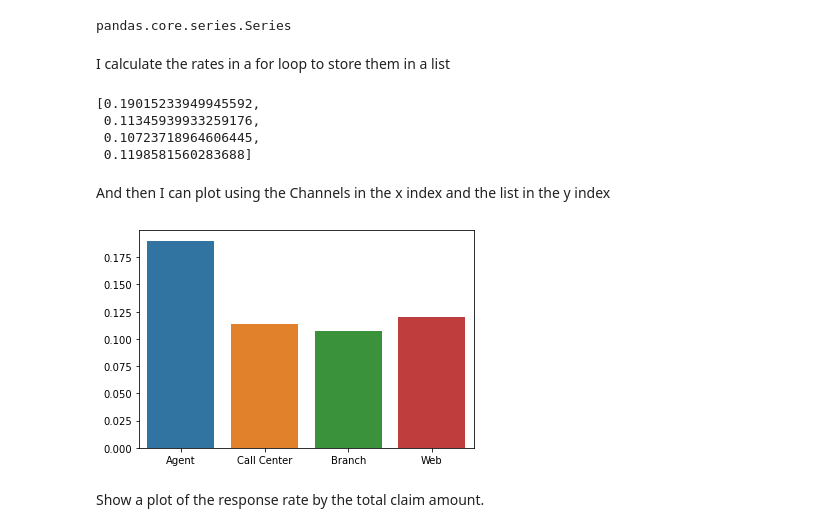
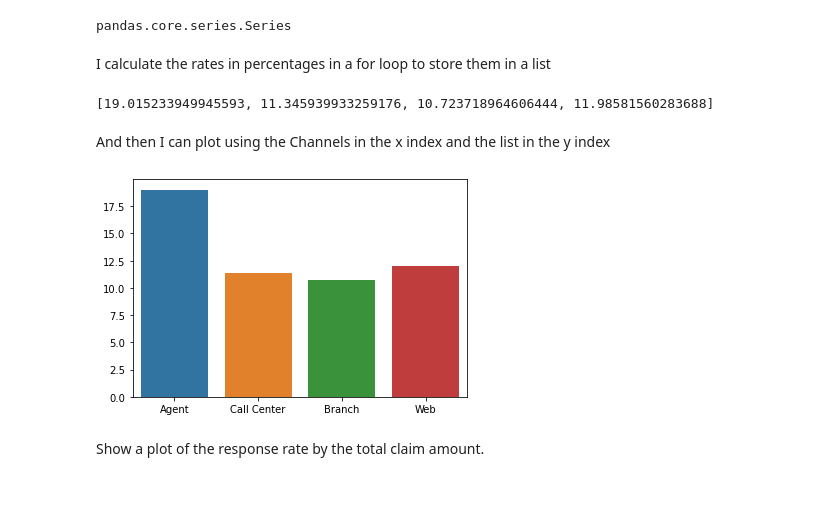
Before and after one commit to cargide/Customer-Analysis-Round, a Jupyter notebook: Customer Analysis Round 2.ipynb, the cells around one changed output. Drawn from its saved outputs; the diff is of its cells as text; code cells hidden in the pictures; blank space fills up the shorter version.

```diff
--- a/Customer Analysis Round 2.ipynb
+++ b/Customer Analysis Round 2.ipynb
@@ -28,7 +28,7 @@ Index(['Unnamed: 0', 'Customer', 'State', 'Customer Lifetime Value',
 # %% [markdown]
 I remove the index column 'Unnamed: 0' created automatically
 # %%
-data = data.drop(['Unnamed: 0'], axis=0)
+data = data.drop(['Unnamed: 0'], axis=1)
 data.columns
 # %% [output]
 Index(['Customer', 'State', 'Customer Lifetime Value', 'Response', 'Coverage',
@@ -376,24 +376,26 @@ Web            No          1241
 dtype: int64
 pandas.core.series.Series
 # %% [markdown]
-I calculate the rates in a for loop to store them in a list
+I calculate the rates in percentages in a for loop to store them in a list
+# %%
+def find_rates(table):
+    rates = []
+    for i in range(1, len(table), 2):
+        rates.append((table[i]/(table[i]+table[i-1]))*100)
+    return rates
 # %%
-rates = []
+rate_list = []
 
-for i in range(1, len(table), 2):
-    rates.append(table[i]/(table[i]+table[i-1]))
-rates
+rate_list = find_rates(table)
+rate_list
 # %% [output]
-[0.19015233949945592,
- 0.11345939933259176,
- 0.10723718964606445,
- 0.1198581560283688]
+[19.015233949945593, 11.345939933259176, 10.723718964606444, 11.98581560283688]
 # %% [markdown]
 And then I can plot using the Channels in the x index and the list in the y index
 # %%
-sns.barplot(x=clean_data['SALES_CHANNEL'].unique(), y=rates)
+sns.barplot(x=clean_data['SALES_CHANNEL'].unique(), y=rate_list)
 plt.show()
 # %% [output]
-[figure, old version]
+[figure, new version]
 # %% [markdown]
 Show a plot of the response rate by the total claim amount.
```
Also changed, not shown: parts of 31 cells of this notebook.
